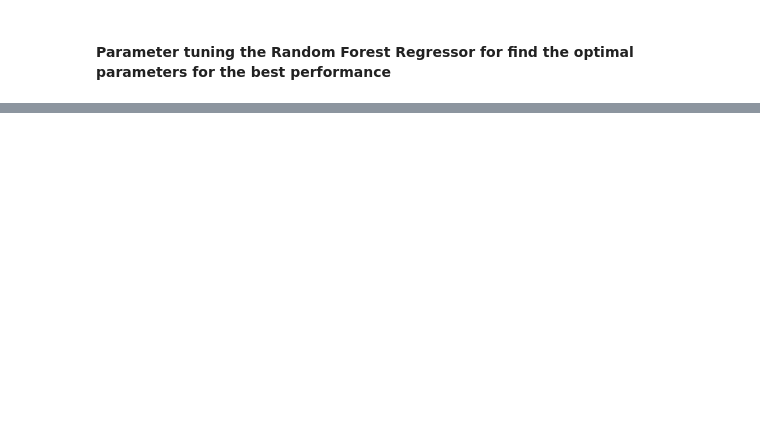
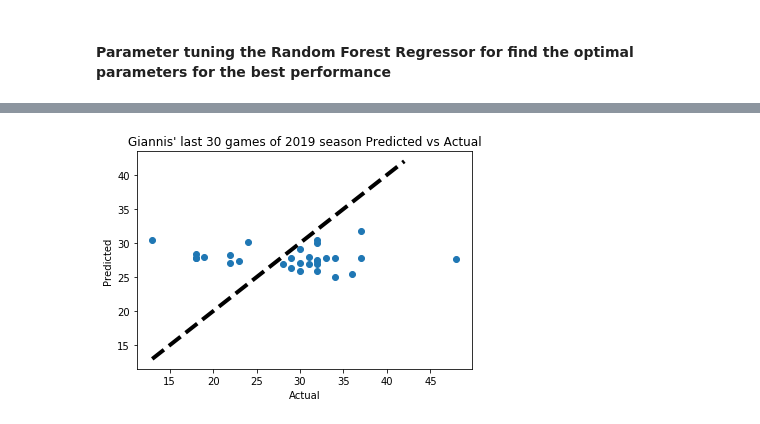
Before and after one commit to thabanenm/Capstone-Project-2, a Jupyter notebook: Capstone Project 2 - Extended Modeling.ipynb, the cells around one changed output, grey strips where cells are left out. Cells and saved outputs as stored; diff of their text form; code cells hidden in the pictures; blank space fills up the shorter version.

```diff
--- a/Capstone Project 2 - Extended Modeling.ipynb
+++ b/Capstone Project 2 - Extended Modeling.ipynb
@@ -127,0 +191,9 @@ residuals = y_actual - y_pred_best
+# %%
+randomforest_ga = RandomForestRegressor()
+randomforest_ga.fit(X_ga,y_ga)
+Y_actual_ga = giannis_test['PTS']
+giannis_model_test_drop = giannis_test.dropna()
+giannis_model_test_drop = giannis_model_test_drop[['PTSL5','PTSL3','MINL5','FGML5','FGAL5','FG_PCTL5','FG3ML5','FG3AL5',
+                                                   'FG3_PCTL5','FTML5','FTAL5','FT_PCTL5','STLL5','PLUS_MINUSL5',
+                                                   'TOT_PTSL5','DAYSOFF','YEAR']]
+Y_pred_ga = randomforest_ga.predict(giannis_model_test_drop)
@@ -127,0 +209,10 @@ residuals = y_actual - y_pred_best
+# %%
+param_grid_RF_ga = {'n_estimators': np.arange(100,1000,100), 'max_depth': np.arange(1,20,4),
+                 'min_samples_split': np.arange(2,21,5), 'min_samples_leaf': np.arange(1,15,2)}
+RF_tune_ga = GridSearchCV(randomforest_ga,param_grid_RF_ga)
+RF_tune_ga.fit(X_ga,y_ga)
+print('Best n estimator: ', RF_tune_ga.best_params_['n_estimators'])
+print('Best max depth: ', RF_tune_ga.best_params_['max_depth'])
+print('Best min sample split: ', RF_tune_ga.best_params_['min_samples_split'])
+print('Best min sample leaf: ', RF_tune_ga.best_params_['min_samples_leaf'])
+print('Best Score: ', RF_tune_ga.best_score_)
@@ -127,0 +225,6 @@ residuals = y_actual - y_pred_best
+# %%
+best_RF_ga = RandomForestRegressor(n_estimators=RF_tune_ga.best_params_['n_estimators'],
+                                   max_depth=RF_tune_ga.best_params_['max_depth'],
+                                   min_samples_split=RF_tune_ga.best_params_['min_samples_split'],
+                                   min_samples_leaf=RF_tune_ga.best_params_['min_samples_leaf'])
+best_RF_ga.fit(X_ga,y_ga)
@@ -127,0 +239,2 @@ residuals = y_actual - y_pred_best
+# %%
+y_pred_best_ga = best_RF_ga.predict(lebron_model_test2_drop)
@@ -127,0 +252,9 @@ residuals = y_actual - y_pred_best
+# %%
+plt.scatter(Y_actual_ga,y_pred_best_ga)
+plt.plot([y_actual.min(), y_actual.max()], [y_actual.min(), y_actual.max()], 'k--', lw=4)
+plt.xlabel('Actual')
+plt.ylabel('Predicted')
+plt.title("Giannis' last 30 games of 2019 season Predicted vs Actual")
+plt.show()
+# %% [output]
+[figure, added]
```
Also changed, not shown: parts of 28 cells of this notebook.
